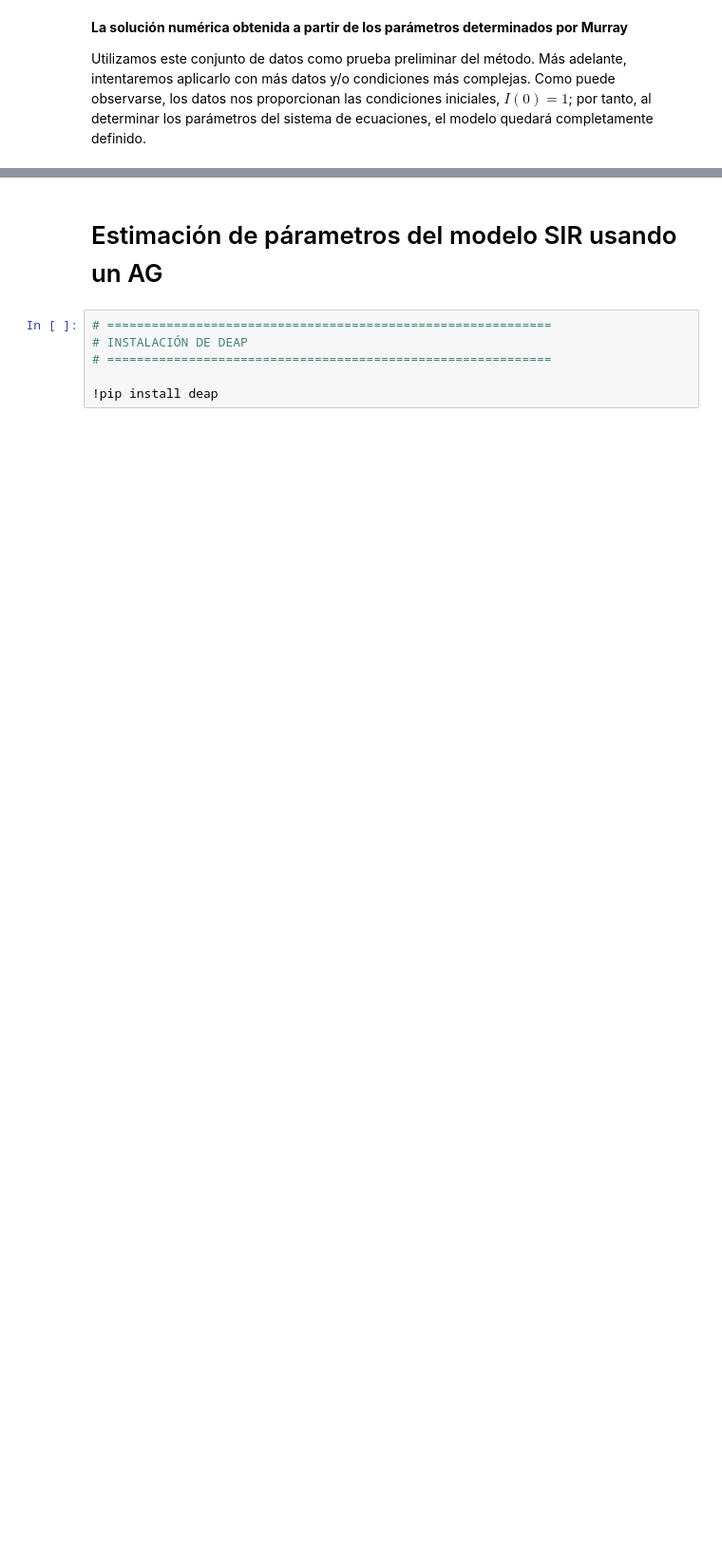
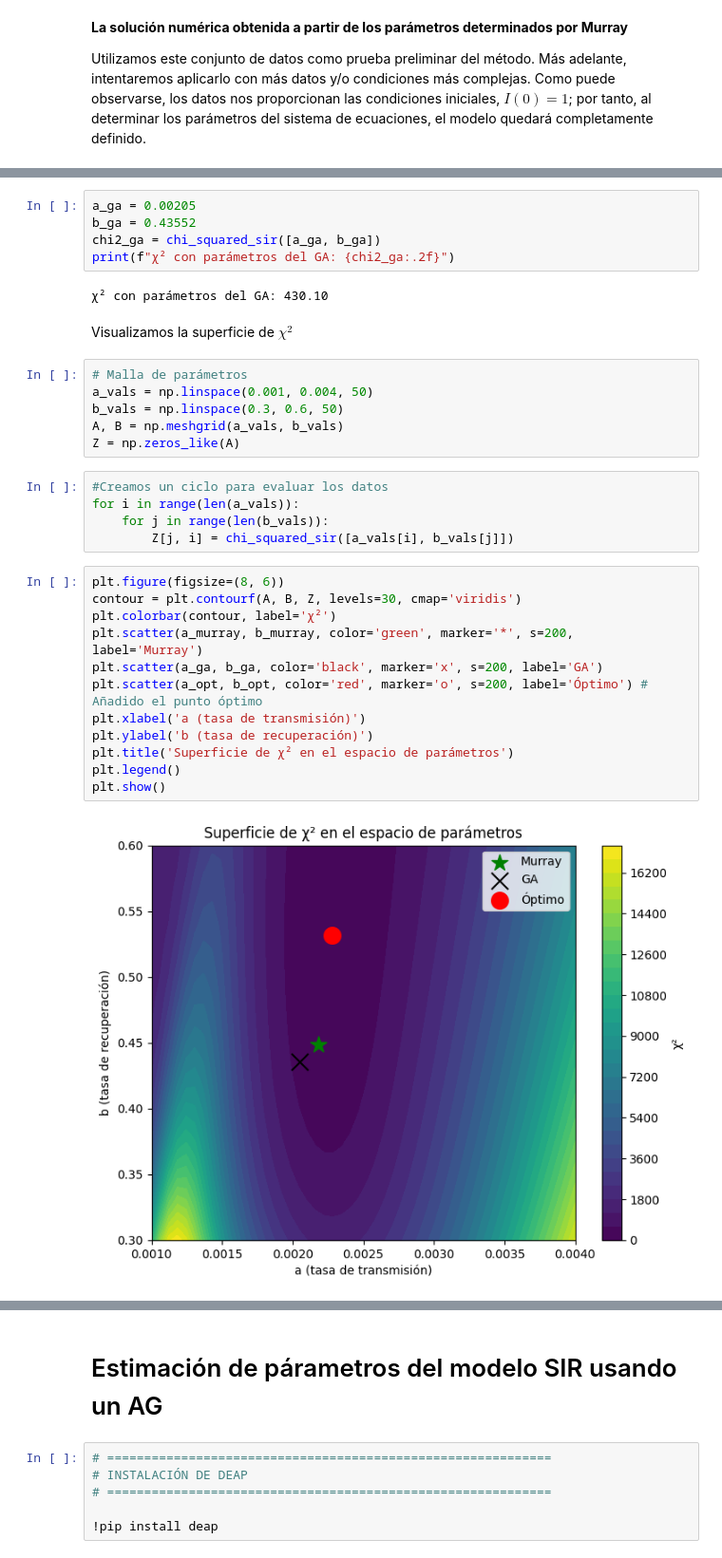
Before and after one commit to FOFM030711/SIMULACION-II, a Jupyter notebook: PROYECT_SIR.ipynb, the cells around one changed output, grey strips where cells are left out. Shown at 95% size. Saved outputs shown, nothing was run; the diff lists cells and outputs as text; blank space fills up the shorter version.

```diff
--- a/PROYECT_SIR.ipynb
+++ b/PROYECT_SIR.ipynb
@@ -198,0 +324,34 @@ Utilizamos este conjunto de datos como prueba preliminar del método. Más adela
+# %%
+a_ga = 0.00205
+b_ga = 0.43552
+chi2_ga = chi_squared_sir([a_ga, b_ga])
+print(f"χ² con parámetros del GA: {chi2_ga:.2f}")
+# %% [output]
+χ² con parámetros del GA: 430.10
+# %% [markdown]
+Visualizamos la superficie de $χ^2$
+# %%
+# Malla de parámetros
+a_vals = np.linspace(0.001, 0.004, 50)
+b_vals = np.linspace(0.3, 0.6, 50)
+A, B = np.meshgrid(a_vals, b_vals)
+Z = np.zeros_like(A)
+# %%
+#Creamos un ciclo para evaluar los datos
+for i in range(len(a_vals)):
+    for j in range(len(b_vals)):
+        Z[j, i] = chi_squared_sir([a_vals[i], b_vals[j]])
+# %%
+plt.figure(figsize=(8, 6))
+contour = plt.contourf(A, B, Z, levels=30, cmap='viridis')
+plt.colorbar(contour, label='χ²')
+plt.scatter(a_murray, b_murray, color='green', marker='*', s=200, label='Murray')
+plt.scatter(a_ga, b_ga, color='black', marker='x', s=200, label='GA')
+plt.scatter(a_opt, b_opt, color='red', marker='o', s=200, label='Óptimo') # Añadido el punto óptimo
+plt.xlabel('a (tasa de transmisión)')
+plt.ylabel('b (tasa de recuperación)')
+plt.title('Superficie de χ² en el espacio de parámetros')
+plt.legend()
+plt.show()
+# %% [output]
+[figure, added]
```
Also changed, not shown: parts of 52 cells of this notebook.
